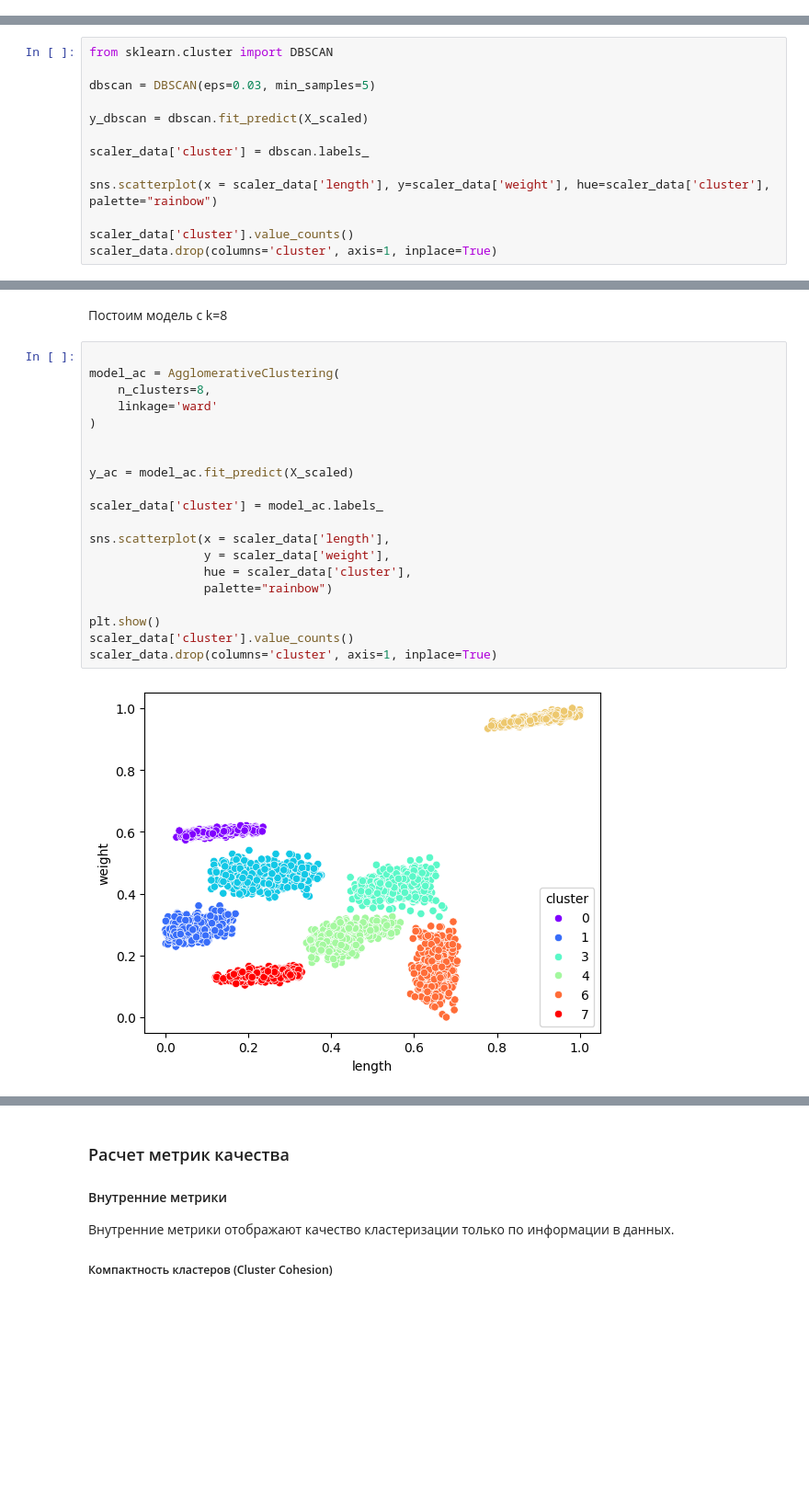
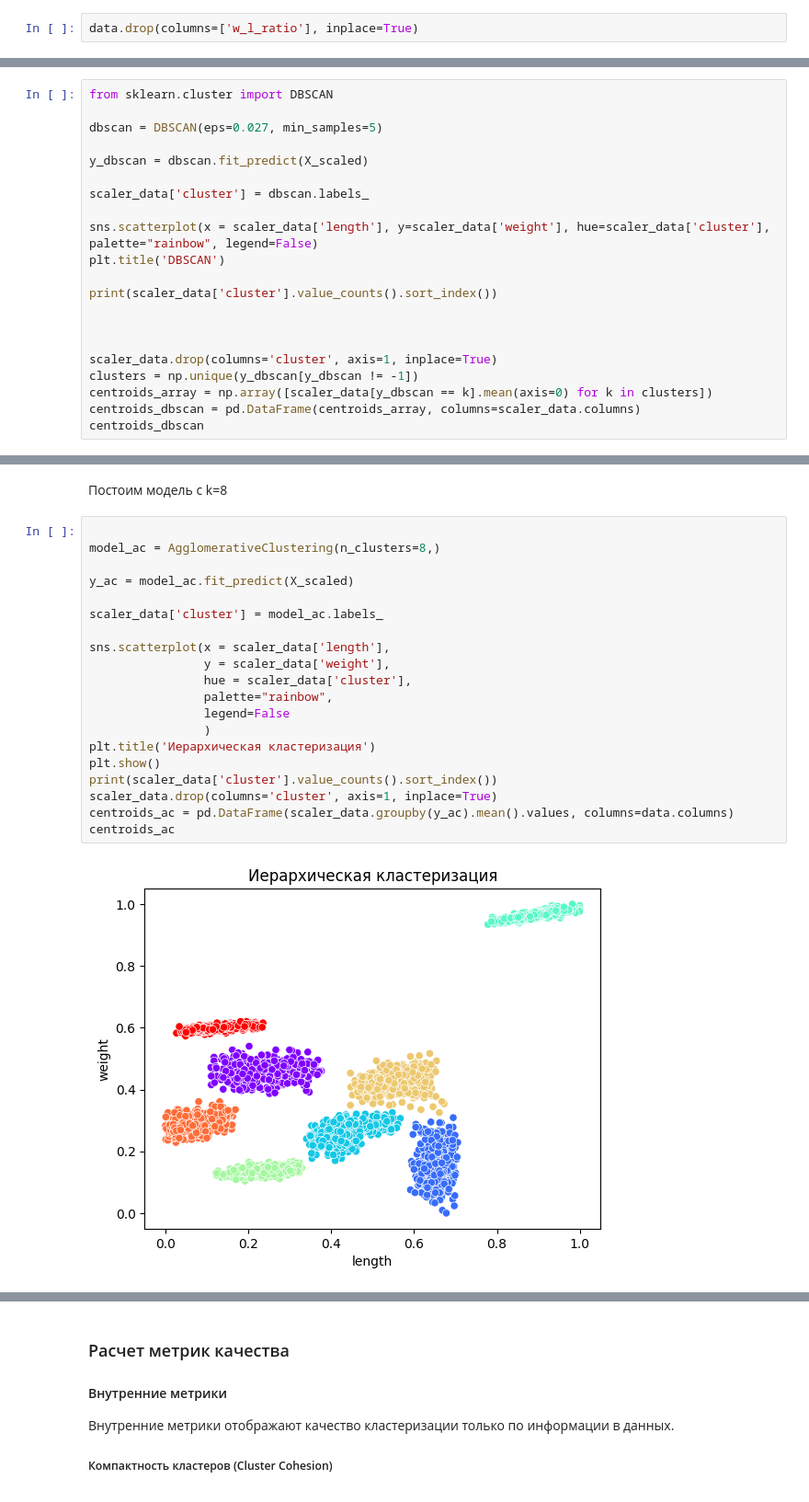
Before and after one commit to ladnodanil/ml1, a Jupyter notebook: laba4.ipynb, the cells around one changed output, grey strips where cells are left out. Shown at 92% size. Saved outputs shown, nothing was run; the diff lists cells and outputs as text; blank space fills up the shorter version.

```diff
--- a/laba4.ipynb
+++ b/laba4.ipynb
@@ -123,3 +183,5 @@ array([[<Axes: title={'center': 'length'}>,
+# %%
+data.drop(columns=['w_l_ratio'], inplace=True)
 # %% [markdown]
 ### Нормализация
 
@@ -187,14 +251,22 @@ plt.show()
 # %%
 from sklearn.cluster import DBSCAN
 
-dbscan = DBSCAN(eps=0.03, min_samples=5)
+dbscan = DBSCAN(eps=0.027, min_samples=5)
 
 y_dbscan = dbscan.fit_predict(X_scaled)
 
 scaler_data['cluster'] = dbscan.labels_
 
-sns.scatterplot(x = scaler_data['length'], y=scaler_data['weight'], hue=scaler_data['cluster'], palette="rainbow")
+sns.scatterplot(x = scaler_data['length'], y=scaler_data['weight'], hue=scaler_data['cluster'], palette="rainbow", legend=False)
+plt.title('DBSCAN')
 
-scaler_data['cluster'].value_counts()
+print(scaler_data['cluster'].value_counts().sort_index())
+
+
+
 scaler_data.drop(columns='cluster', axis=1, inplace=True)
+clusters = np.unique(y_dbscan[y_dbscan != -1])
+centroids_array = np.array([scaler_data[y_dbscan == k].mean(axis=0) for k in clusters])
+centroids_dbscan = pd.DataFrame(centroids_array, columns=scaler_data.columns)
+centroids_dbscan
 # %% [output]
@@ -255,23 +357,23 @@ plt.show()
 Постоим модель с k=8
 # %%
 
-model_ac = AgglomerativeClustering(
-    n_clusters=8,
-    linkage='ward'
-)
-
+model_ac = AgglomerativeClustering(n_clusters=8,)
 
 y_ac = model_ac.fit_predict(X_scaled)
 
 scaler_data['cluster'] = model_ac.labels_
 
 sns.scatterplot(x = scaler_data['length'],
                 y = scaler_data['weight'],
                 hue = scaler_data['cluster'],
-                palette="rainbow")
-
+                palette="rainbow",
+                legend=False
+                )
+plt.title('Иерархическая кластеризация')
 plt.show()
-scaler_data['cluster'].value_counts()
+print(scaler_data['cluster'].value_counts().sort_index())
 scaler_data.drop(columns='cluster', axis=1, inplace=True)
+centroids_ac = pd.DataFrame(scaler_data.groupby(y_ac).mean().values, columns=data.columns)
+centroids_ac
 # %% [output]
-[figure, old version]
+[figure, new version]
```
Also changed, not shown: parts of 39 cells of this notebook, 9 other files.
